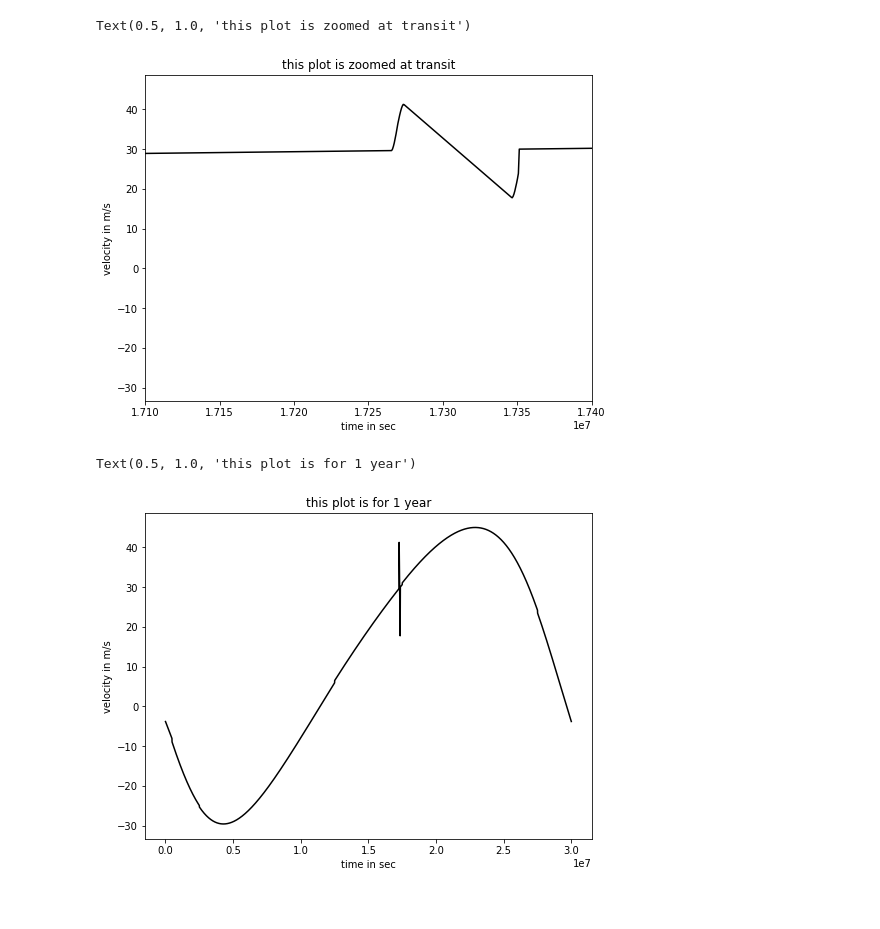
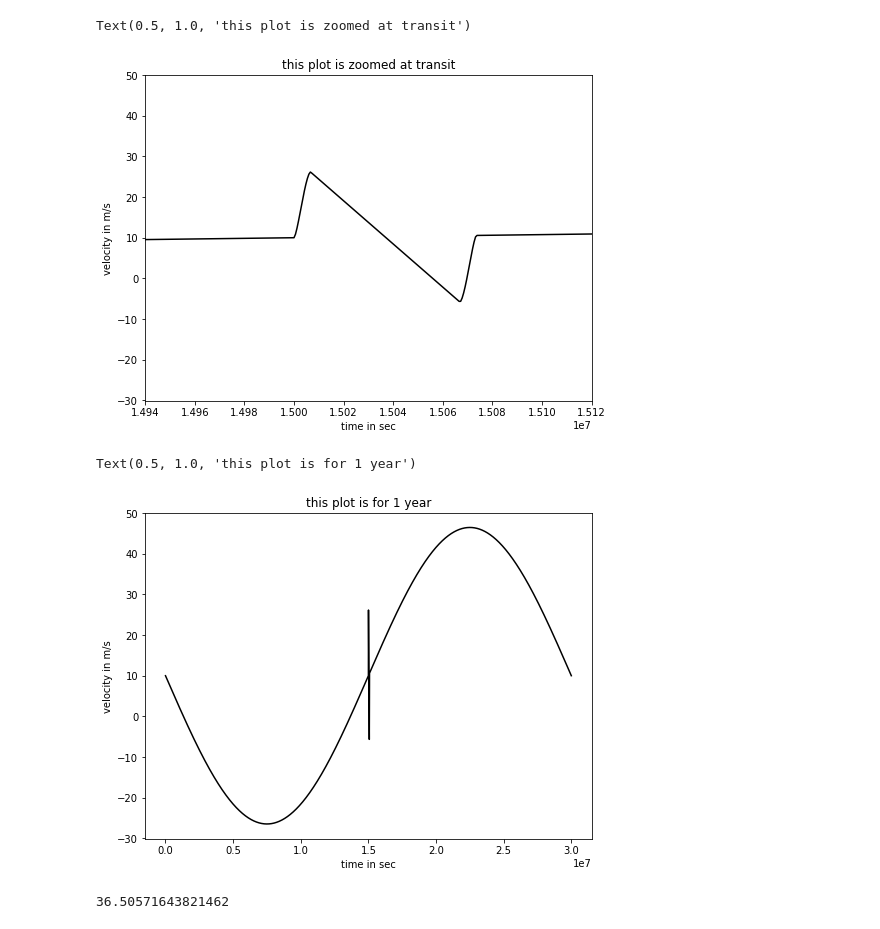
Before and after one commit to praneet1957/Exoplanets_krittika, a Jupyter notebook: radial_vel _elliptical.ipynb, the cells around one changed output. Cells and saved outputs as stored; diff of their text form; code cells hidden in the pictures.

Commit message:
plot needs to be corrected

```diff
--- a/radial_vel _elliptical.ipynb
+++ b/radial_vel _elliptical.ipynb
@@ -36,10 +36,11 @@ W_star = np.pi*(0.5+0.1)
 
 def v_rot(alpha,theta):
     vel_rot = -omega_rot*R_star*np.cos(theta)*np.cos(alpha)
+
     return vel_rot
 
 def vel_rad(t):
-    W_star = np.pi*(0.5+0.1)                   #W_star is the angle between periastron and ascending node
+    W_star = np.pi*(0.5)                   #W_star is the angle between periastron and ascending node
     T = 0                                      #T is the last time star crosses periastron
     M_anomaly = 2*np.pi*(t-T)/P
     V_com = 10                   #m/s
@@ -79,28 +80,25 @@ def vel_tot(t,x,A):
 
 
     o = angle_of_orbit
-    H = (R_len)*np.sin(o)-b*np.cos(o)
-    h = (R_len-x+R_planet)*np.sin(o)-b*np.cos(o)
-
-    #print(h/R_star)
 
 
-    R_disc = (R_star**2 - h**2)**0.5
-    y = R_star - (R_star**2 - H**2)**0.5 + (x-R_planet)*np.cos(o)
+
+
+
+    y = (R_len -x )*np.sin(o) - b*np.cos(o)
 
     #calculating alpha and theta
     #here theta is latitude on star covered by planet and alpha is like the longitude (ranging from 0 to 180 as planet transits)
+    if abs(R_star + R_planet - x*np.cos(o)) < abs(R_star+R_planet)   :
+        alpha = np.arccos((R_star + R_planet - x*np.cos(o))/(R_star+R_planet))
 
-    if ((-y+R_star)/R_disc) < 1 and ((-y+R_star)/R_disc)>-1 :
-        alpha = np.arccos((-y+R_star)/R_disc)
-    elif x<2*R_planet:
-        alpha = 0
-    else:
+    else :
         alpha = np.pi
 
 
 
-    theta = np.arcsin(h/R_star)
+    theta = np.arcsin(y/(R_star+R_planet))
+
 
     v_radial = vel_rad(t)
     v_rotation = v_rot(alpha,theta)
@@ -125,7 +123,7 @@ def velocity(x):               #this is velocity of planet while transiting the
 # %%
 time = np.arange(0,P,P/50000)
 vel1 =[]
-s=0
+
 x=0
 for i in range(0,len(time),1):
     M = 2*np.pi*(time[i])/P
@@ -135,7 +133,7 @@ for i in range(0,len(time),1):
 
 
     if T_A > np.pi/2 + W_star and x < 2*R_len +R_planet:
-        t = i
+
         v = velocity(x)
 
 
@@ -144,14 +142,17 @@ for i in range(0,len(time),1):
             A =area(x)
             vel1.append(vel_tot(time[i],x,A))
 
-        elif  x>= 2*R_planet and x<2*R_len :
-            #print(x/(2*R_len +R_planet))
+
+        elif  x>= 2*R_planet and x<2*R_len-2*R_planet :
+
             A = np.pi*R_planet**2
             vel1.append(vel_tot(time[i],x,A))
 
-        elif x>=2*R_len and x<2*R_len + 2*R_planet:
-            A = area(2*R_len + 2*R_planet - x)
+
+        elif x>=2*R_len - 2*R_planet and x<2*R_len :
+            A = area(2*R_len  - x)
             vel1.append(vel_tot(time[i],x,A))
+
 
         else:
             vel1.append(vel_rad(time[i]))
@@ -159,23 +160,27 @@ for i in range(0,len(time),1):
 
     else:
         vel1.append(vel_rad(time[i]))
-        s=s+1
 # %%
 plt.figure(figsize=(8,6))
 plt.plot(time,vel1,'k')
-plt.xlim(28500/50000*P,29000/50000*P)
+plt.xlim(24900/50000*P,25200/50000*P)
+
 plt.ylabel('velocity in m/s')
 plt.xlabel('time in sec')
 plt.title('this plot is zoomed at transit')
 # %% [output]
 Text(0.5, 1.0, 'this plot is zoomed at transit')
-[figure, old version]
+[figure, new version]
 # %%
 plt.figure(figsize=(8,6))
-plt.plot(time1,vel2,'k')
+plt.plot(time,vel1,'k')
 plt.ylabel('velocity in m/s')
 plt.xlabel('time in sec')
 plt.title('this plot is for 1 year')
 # %% [output]
 Text(0.5, 1.0, 'this plot is for 1 year')
-[figure, old version]
+[figure, new version]
+# %%
+((6.67*10**-11)/(1-e**2))**0.5*M_planet*np.sin(angle)/((M_planet+M_star)*a)**0.5
+# %% [output]
+36.50571643821462
```
Also changed, not shown: parts of 2 cells of this notebook.
